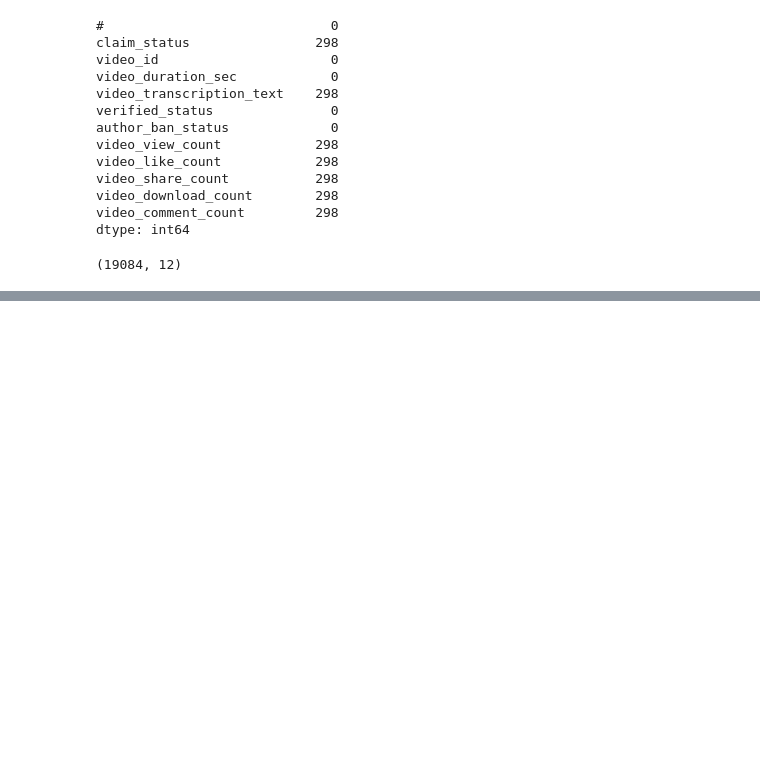
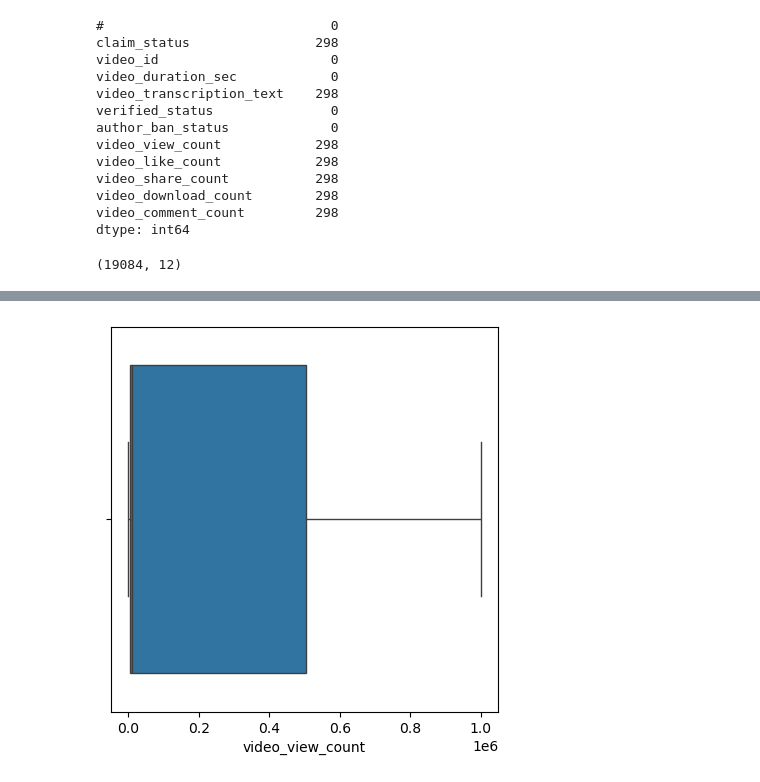
Before and after one commit to iAsadPanhwar/Tiktok-Data-Analysis-Project, a Jupyter notebook: Tiktok-Exploratory-Data-Analysis.ipynb, the cells around one changed output, grey strips where cells are left out. Cells and saved outputs as stored; diff of their text form; code cells hidden in the pictures; blank space fills up the shorter version.

```diff
--- a/Tiktok-Exploratory-Data-Analysis.ipynb
+++ b/Tiktok-Exploratory-Data-Analysis.ipynb
@@ -80,0 +93,6 @@ df.shape
+# %%
+plt.figure(figsize=(5,5))
+sns.boxplot(data = df, x = 'video_view_count')
+plt.show()
+# %% [output]
+[figure, added]
```
Also changed, not shown: parts of 7 cells of this notebook.
